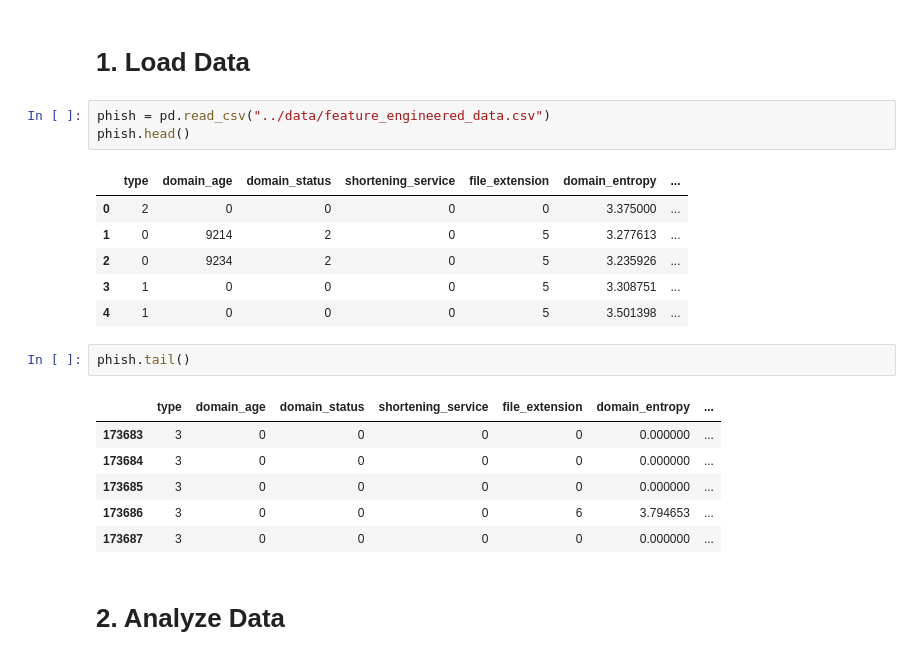
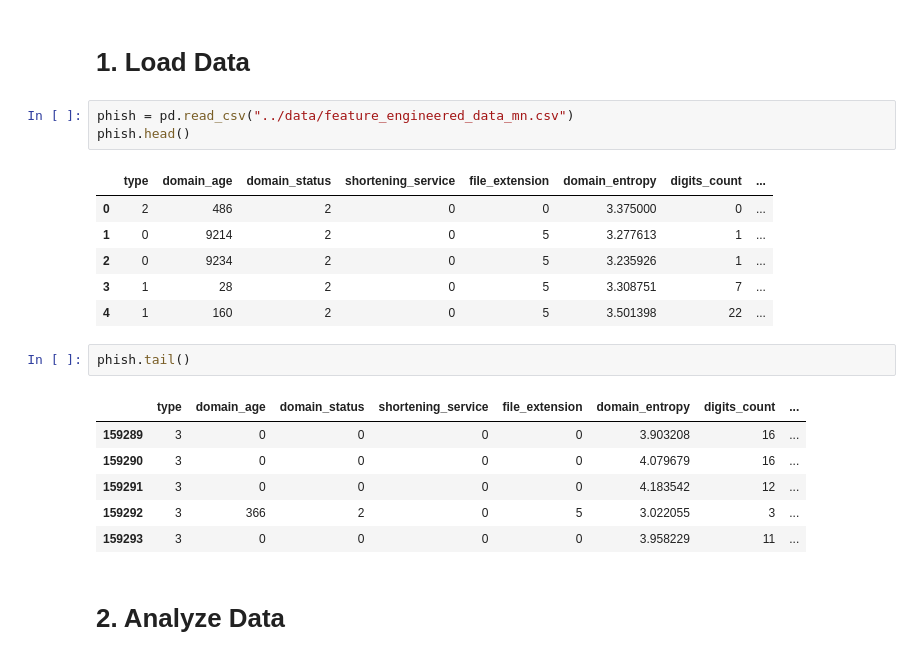
Before and after one commit to InvalcreInc/parental-control-classification, a Jupyter notebook: notebooks/classifier.ipynb, the cells around one changed output. Saved outputs shown, nothing was run; the diff lists cells and outputs as text.

```diff
--- a/notebooks/classifier.ipynb
+++ b/notebooks/classifier.ipynb
@@ -13,24 +13,24 @@ sys.path.append(os.path.abspath(os.path.join('..')))
 # %% [markdown]
 # 1. Load Data
 # %%
-phish = pd.read_csv("../data/feature_engineered_data.csv")
+phish = pd.read_csv("../data/feature_engineered_data_mn.csv")
 phish.head()
 # %% [output]
-|  | type | domain_age | domain_status | shortening_service | file_extension | domain_entropy | ... |
-| 0 | 2 | 0 | 0 | 0 | 0 | 3.375000 | ... |
-| 1 | 0 | 9214 | 2 | 0 | 5 | 3.277613 | ... |
-| 2 | 0 | 9234 | 2 | 0 | 5 | 3.235926 | ... |
-| 3 | 1 | 0 | 0 | 0 | 5 | 3.308751 | ... |
-| 4 | 1 | 0 | 0 | 0 | 5 | 3.501398 | ... |
+|  | type | domain_age | domain_status | shortening_service | file_extension | domain_entropy | digits_count | ... |
+| 0 | 2 | 486 | 2 | 0 | 0 | 3.375000 | 0 | ... |
+| 1 | 0 | 9214 | 2 | 0 | 5 | 3.277613 | 1 | ... |
+| 2 | 0 | 9234 | 2 | 0 | 5 | 3.235926 | 1 | ... |
+| 3 | 1 | 28 | 2 | 0 | 5 | 3.308751 | 7 | ... |
+| 4 | 1 | 160 | 2 | 0 | 5 | 3.501398 | 22 | ... |
 # %%
 phish.tail()
 # %% [output]
-|  | type | domain_age | domain_status | shortening_service | file_extension | domain_entropy | ... |
-| 173683 | 3 | 0 | 0 | 0 | 0 | 0.000000 | ... |
-| 173684 | 3 | 0 | 0 | 0 | 0 | 0.000000 | ... |
-| 173685 | 3 | 0 | 0 | 0 | 0 | 0.000000 | ... |
-| 173686 | 3 | 0 | 0 | 0 | 6 | 3.794653 | ... |
-| 173687 | 3 | 0 | 0 | 0 | 0 | 0.000000 | ... |
+|  | type | domain_age | domain_status | shortening_service | file_extension | domain_entropy | digits_count | ... |
+| 159289 | 3 | 0 | 0 | 0 | 0 | 3.903208 | 16 | ... |
+| 159290 | 3 | 0 | 0 | 0 | 0 | 4.079679 | 16 | ... |
+| 159291 | 3 | 0 | 0 | 0 | 0 | 4.183542 | 12 | ... |
+| 159292 | 3 | 366 | 2 | 0 | 5 | 3.022055 | 3 | ... |
+| 159293 | 3 | 0 | 0 | 0 | 0 | 3.958229 | 11 | ... |
 # %% [markdown]
 # 2. Analyze Data
 # %%
```
Also changed, not shown: parts of 9 cells of this notebook, 17 other files.
